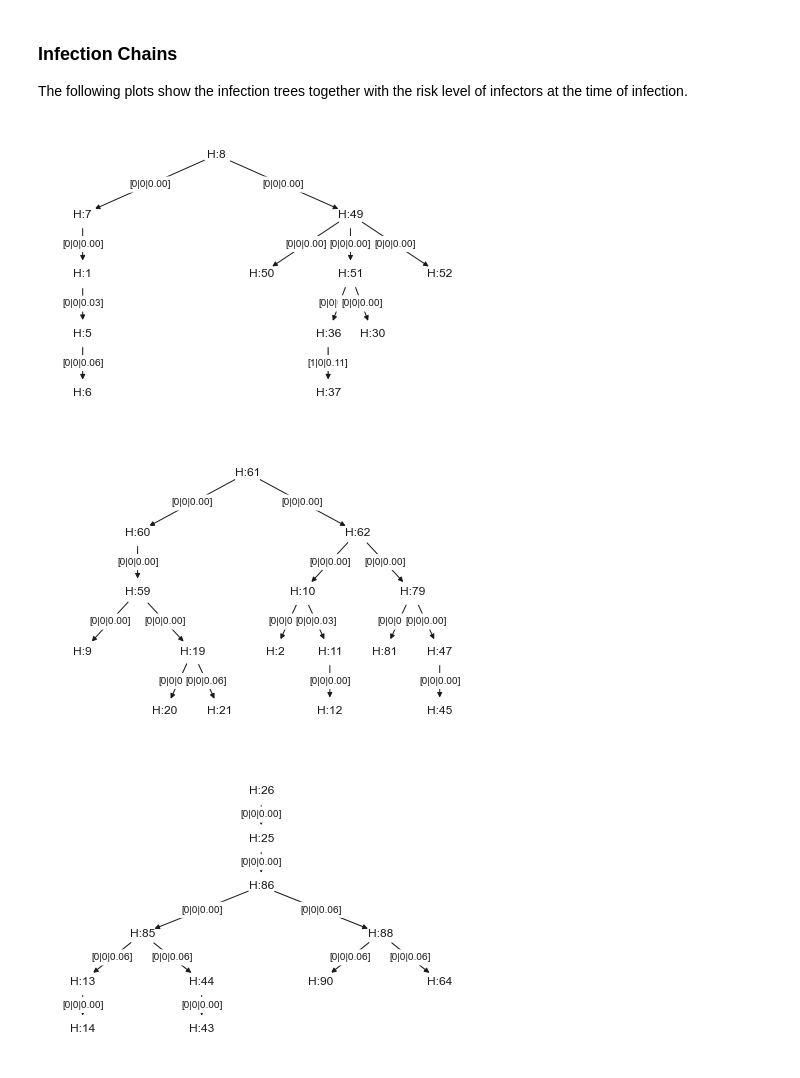
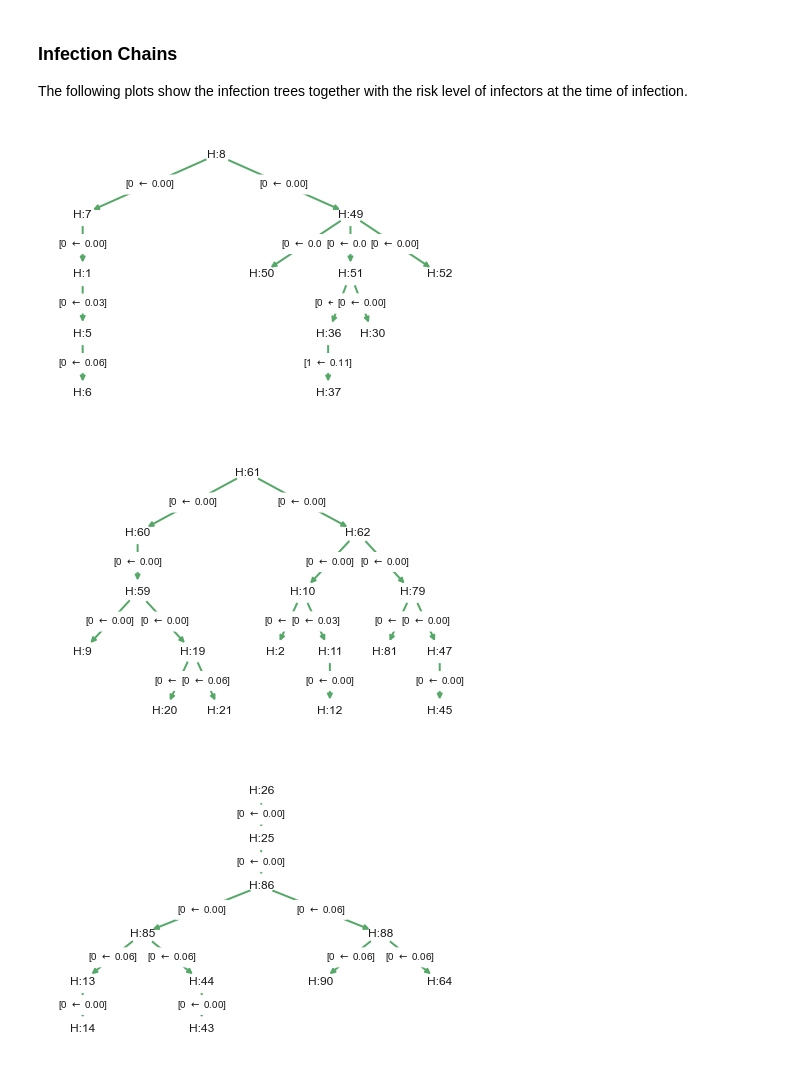
Before and after one commit to mila-iqia/COVI-AgentSim, a Jupyter notebook: notebooks/analysis.ipynb, the cells around one changed output. Cells and saved outputs as stored; diff of their text form; code cells hidden in the pictures.

```diff
--- a/notebooks/analysis.ipynb
+++ b/notebooks/analysis.ipynb
@@ -25,16 +26,15 @@ data_config.root_dir = "../src/covid19sim/output/sim_v2_people-100_days-20_init-
 def load_logs(config=None):
     config = config or data_config
     # Read files in log dir and sort them by time
-    log_dir = os.path.join(config.root_dir, "data")
-    files = sorted([os.path.basename(p)
-                    for p in glob.glob(os.path.join(log_dir, "*"))])
-    # Load 'em up
-    logs = []
-    for file in files:
-        path = os.path.join(config.root_dir, "data", file)
-        with open(path, "rb") as f:
-            logs.extend(pickle.load(f))
-    return logs
+    archive_path = os.path.join(config.root_dir, "data.zip")
+    with zipfile.ZipFile(archive_path, mode="r") as zf:
+        files = sorted(zf.namelist())
+        # Load 'em up
+        logs = []
+        for file in files:
+            with zf.open(file, "r") as f:
+                logs.extend(pickle.load(f))
+        return logs
 # %%
 def load_human_day(day_idx, human_idx, config=None):
     config = config or data_config
@@ -188,7 +188,7 @@ INTERVAL_START = datetime(2020, 2, 28)
 INTERVAL_STOP = datetime(2020, 3, 20)
 eg_at_interval = filter_encounter_graph(encounter_graph, INTERVAL_START, INTERVAL_STOP)
 # %%
-contagion_graph = filter_edges(eg_at_interval, is_contagion_without_symptoms)
+contagion_graph = filter_edges(eg_at_interval, is_contagion)
 # %%
 print(f"Num Nodes in CG: {len(contagion_graph.nodes)}")
 print(f"Num Edges in CG: {len(contagion_graph.edges)}")
@@ -232,23 +232,24 @@ The following plots show the infection trees together with the risk level of inf
 # %%
 contagion_subgraphs = [contagion_digraph.subgraph(sg)
                        for sg in nx.weakly_connected_components(contagion_digraph)]
+# %%
+REC_CMAP = {0: "g", 1: "b", 2: "orange", 3: "red"}
 # %%
 for k in range(len(contagion_subgraphs)):
     pos = utils.hierarchy_pos(contagion_subgraphs[k])
-    width = [contagion_subgraphs[k][u][v]["exposer_risk"] + 1
-             for u, v in contagion_subgraphs[k].edges]
-    edge_labels = {(u, v): "[{}|{}|{:.2f}]".format(contagion_subgraphs[k][u][v]["exposer_risk_level"],
-                                                     contagion_subgraphs[k][u][v]["exposer_rec_level"],
-                                                     contagion_subgraphs[k][u][v]["exposer_risk"],)
+    edge_labels = {(u, v): "[{} $\leftarrow$ {:.2f}]".format(contagion_subgraphs[k][u][v]["exposer_risk_level"],
+                                                contagion_subgraphs[k][u][v]["exposer_risk"],)
                    for u, v in contagion_subgraphs[k].edges}
+    edge_colors = [REC_CMAP[contagion_subgraphs[k][u][v]["exposer_rec_level"]]
+                   for u, v in contagion_subgraphs[k].edges]
     nx.draw(contagion_subgraphs[k],
             pos=pos,
             labels={node: "H:" + node.split(":")[-1] for node in contagion_subgraphs[k].nodes},
-            with_labels=True, node_size=700, node_color="w",
-            width=width)
+            with_labels=True, node_size=500, node_color="w",
+            edge_color=edge_colors, width=2)
     nx.draw_networkx_edge_labels(contagion_subgraphs[k], pos, edge_labels, rotate=False)
     plt.show()
 # %% [output]
-[figure, old version]
+[figure, new version]
-[figure, old version]
+[figure, new version]
-[figure, old version]
+[figure, new version]
```
Also changed, not shown: parts of 2 cells of this notebook.
